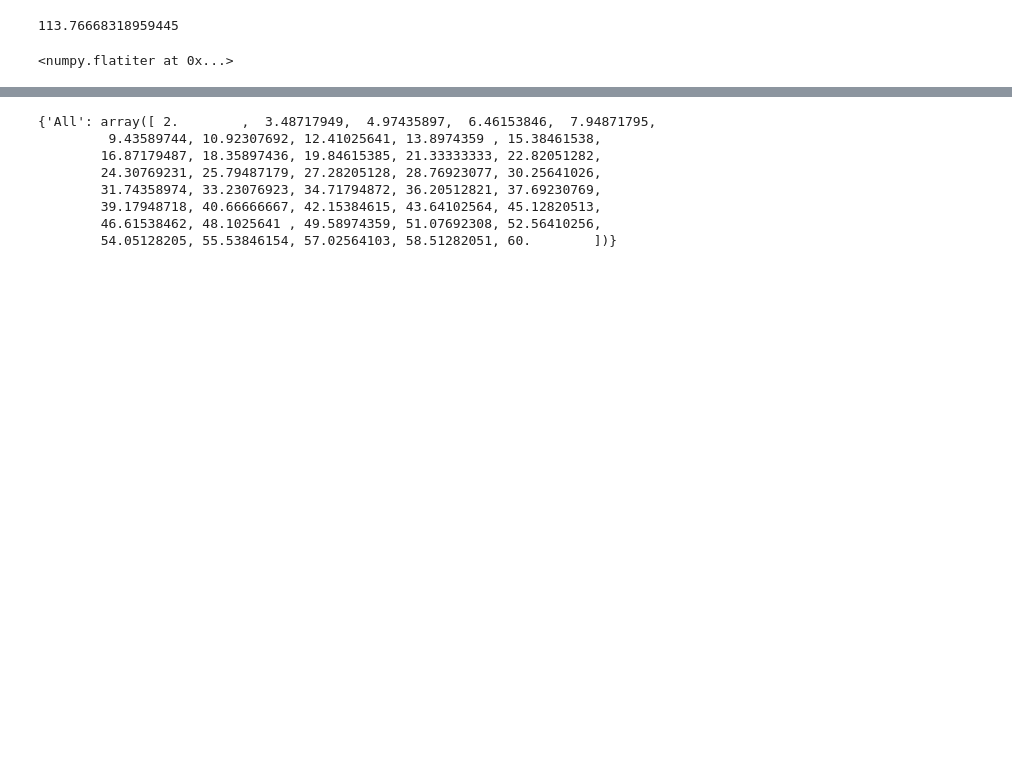
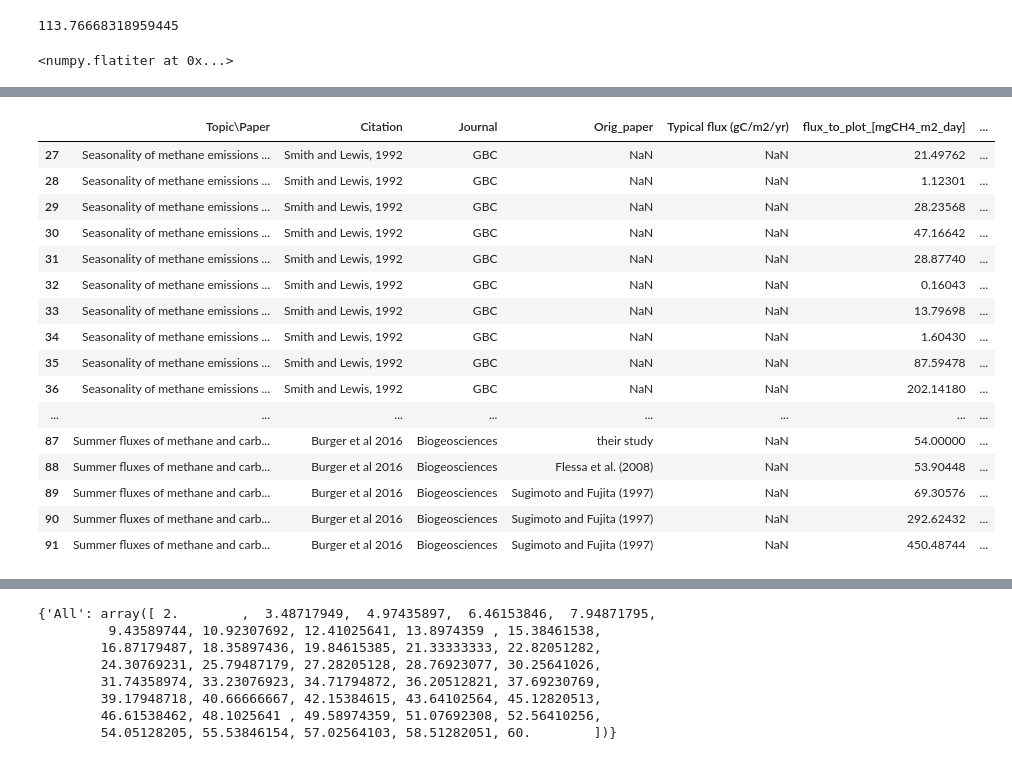
Before and after one commit to ekcomputer/random-wetlands, a Jupyter notebook: analysis/upscaleFromLandcover.ipynb, the cells around one changed output, grey strips where cells are left out. Saved outputs shown, nothing was run; the diff lists cells and outputs as text; code cells hidden in the pictures; blank space fills up the shorter version.

```diff
--- a/analysis/upscaleFromLandcover.ipynb
+++ b/analysis/upscaleFromLandcover.ipynb
@@ -389 +398,25 @@ df.describe()
+# %%
+df[np.isin(df['EM_percent'], 0)]
+df
+# df['EM_percent_conf_in_min'].loc[np.isnan(df['EM_percent'])]='oij'
+# np.isnan(df['EM_percent_conf_in_min']) | np.isin(df['EM_percent_conf_in_min'], 0)
+df
+# %% [output]
+|  | Topic\Paper | Citation | Journal | Orig_paper | Typical flux (gC/m2/yr) | flux_to_plot_[mgCH4_m2_day] | ... |
+| 27 | Seasonality of methane emissions ... | Smith and Lewis, 1992 | GBC | NaN | NaN | 21.49762 | ... |
+| 28 | Seasonality of methane emissions ... | Smith and Lewis, 1992 | GBC | NaN | NaN | 1.12301 | ... |
+| 29 | Seasonality of methane emissions ... | Smith and Lewis, 1992 | GBC | NaN | NaN | 28.23568 | ... |
+| 30 | Seasonality of methane emissions ... | Smith and Lewis, 1992 | GBC | NaN | NaN | 47.16642 | ... |
+| 31 | Seasonality of methane emissions ... | Smith and Lewis, 1992 | GBC | NaN | NaN | 28.87740 | ... |
+| 32 | Seasonality of methane emissions ... | Smith and Lewis, 1992 | GBC | NaN | NaN | 0.16043 | ... |
+| 33 | Seasonality of methane emissions ... | Smith and Lewis, 1992 | GBC | NaN | NaN | 13.79698 | ... |
+| 34 | Seasonality of methane emissions ... | Smith and Lewis, 1992 | GBC | NaN | NaN | 1.60430 | ... |
+| 35 | Seasonality of methane emissions ... | Smith and Lewis, 1992 | GBC | NaN | NaN | 87.59478 | ... |
+| 36 | Seasonality of methane emissions ... | Smith and Lewis, 1992 | GBC | NaN | NaN | 202.14180 | ... |
+| ... | ... | ... | ... | ... | ... | ... | ... |
+| 87 | Summer fluxes of methane and carb... | Burger et al 2016 | Biogeosciences | their study | NaN | 54.00000 | ... |
+| 88 | Summer fluxes of methane and carb... | Burger et al 2016 | Biogeosciences | Flessa et al. (2008) | NaN | 53.90448 | ... |
+| 89 | Summer fluxes of methane and carb... | Burger et al 2016 | Biogeosciences | Sugimoto and Fujita (1997) | NaN | 69.30576 | ... |
+| 90 | Summer fluxes of methane and carb... | Burger et al 2016 | Biogeosciences | Sugimoto and Fujita (1997) | NaN | 292.62432 | ... |
+| 91 | Summer fluxes of methane and carb... | Burger et al 2016 | Biogeosciences | Sugimoto and Fujita (1997) | NaN | 450.48744 | ... |
 # %%
```
Also changed, not shown: parts of 12 cells of this notebook.
